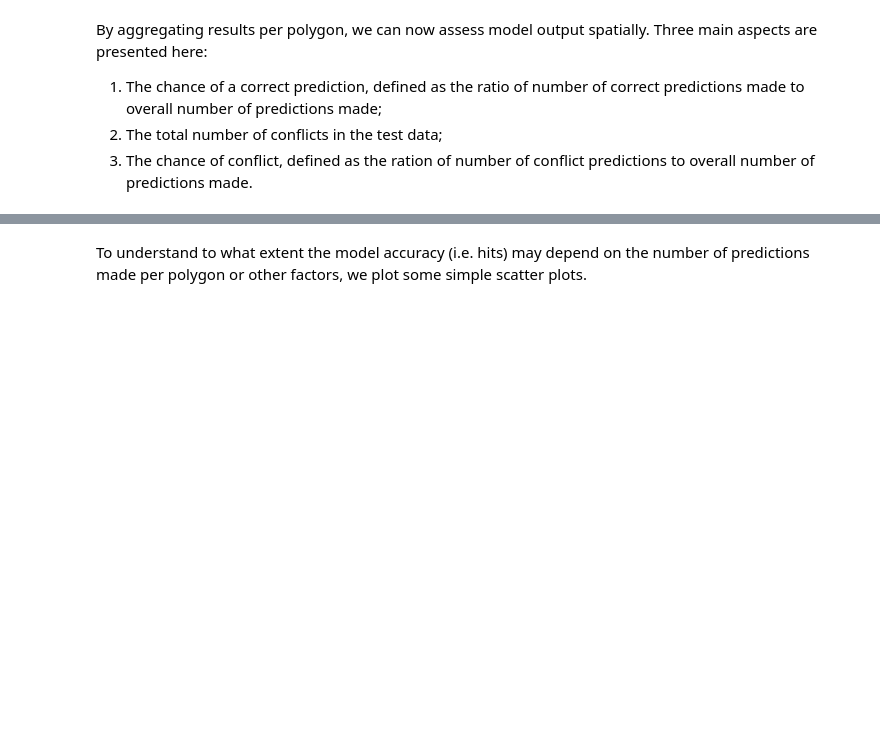
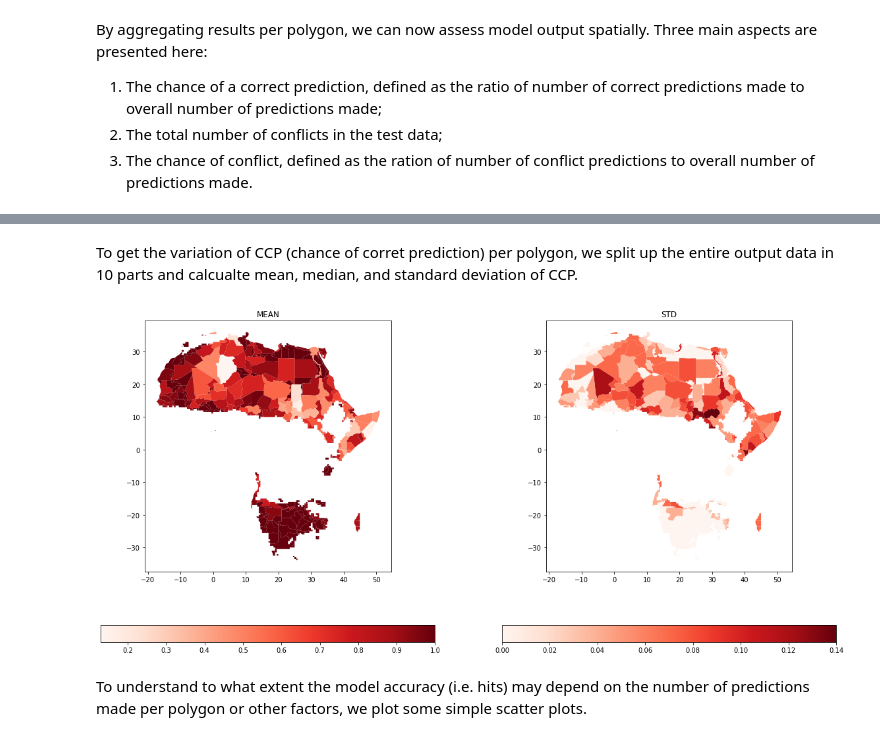
Before and after one commit to JannisHoch/copro, a Jupyter notebook: example/nb03_model_execution_and_evaluation.ipynb, the cells around one changed output, grey strips where cells are left out. Cells and saved outputs as stored; diff of their text form; code cells hidden in the pictures; blank space fills up the shorter version.

```diff
--- a/example/nb03_model_execution_and_evaluation.ipynb
+++ b/example/nb03_model_execution_and_evaluation.ipynb
@@ -308,3 +328,15 @@ selected_polygons_gdf.boundary.plot(ax=ax3, color='0.5');
+# %% [markdown]
+To get the variation of CCP (chance of corret prediction) per polygon, we split up the entire output data in 10 parts and calcualte mean, median, and standard deviation of CCP.
+# %%
+gdf_CCP = evaluation.calc_kFold_polygon_analysis(out_y_df, global_df, out_dir=None)
+# %%
+fig, (ax1, ax2) = plt.subplots(1, 2, figsize=(20, 10))
+gdf_CCP.plot(column='mean_CCP', ax=ax1, cmap='Reds', legend=True, legend_kwds={'orientation': "horizontal"})
+ax1.set_title('MEAN')
+gdf_CCP.plot(column='std_CCP', ax=ax2, cmap='Reds', legend=True, legend_kwds={'orientation': "horizontal"})
+ax2.set_title('STD');
+# %% [output]
+[figure, added]
 # %% [markdown]
 To understand to what extent the model accuracy (i.e. hits) may depend on the number of predictions made per polygon or other factors, we plot some simple scatter plots.
 # %%
```
Also changed, not shown: parts of 16 cells of this notebook, 3 other files.
